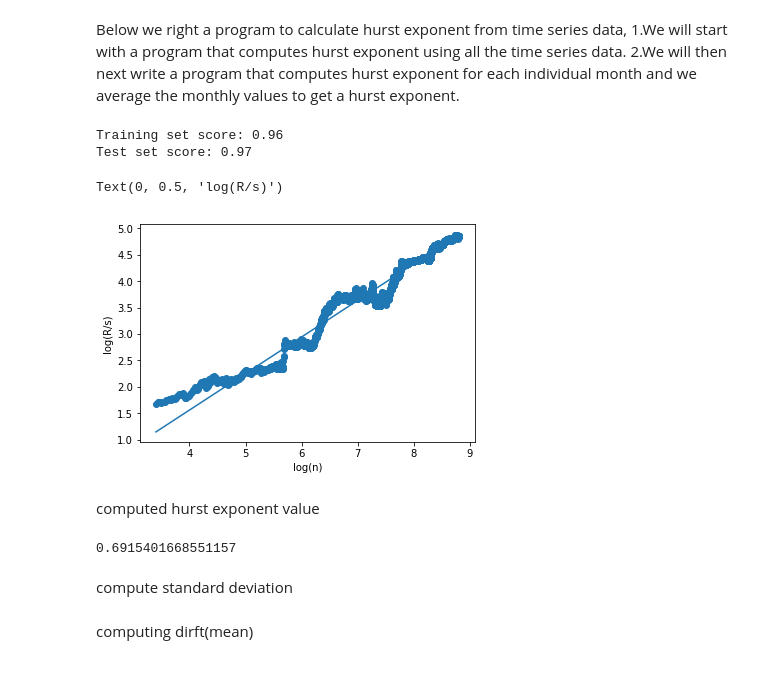
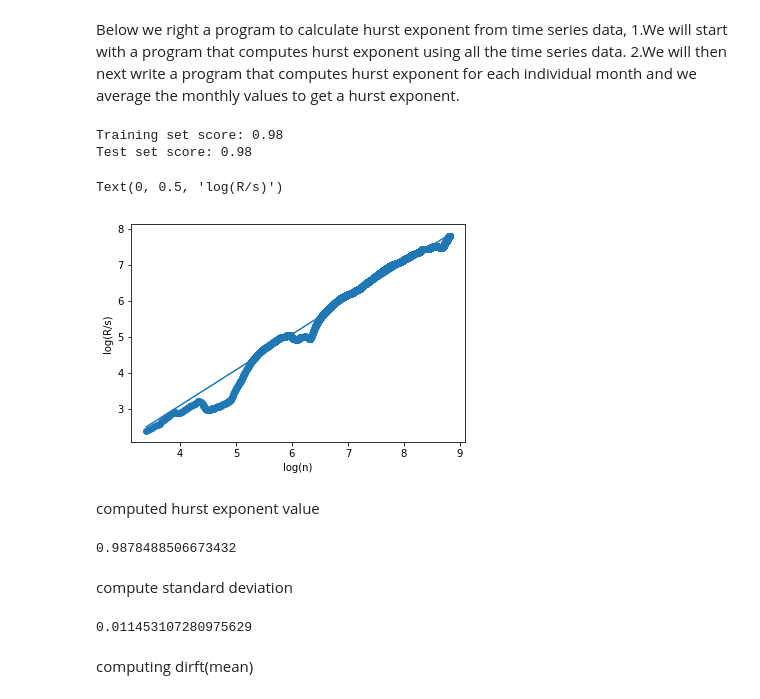
Before and after one commit to ObonyoRichard/Fractal-Blackscholes-model-calibration, a Jupyter notebook: Experiments/Modelling.ipynb, the cells around one changed output. Drawn from its saved outputs; the diff is of its cells as text; code cells hidden in the pictures.

```diff
--- a/Experiments/Modelling.ipynb
+++ b/Experiments/Modelling.ipynb
@@ -15,48 +15,51 @@ data=data_raw['Close']
 dt=1
 #def rescaled_analysis(data):
 N=len(data)
 n=30
 xval=np.linspace(n,N,(N-n+1))
 xval=xval.reshape(-1,1)
 logx=np.log(xval)
 yval=[0]*len(xval)
 for t in range(n,N+1):
-    tpx=rdata[0:t]
+    tpx=data[0:t]
     Y=tpx-np.mean(tpx)
     Z=np.cumsum(Y)
     R=max(Z)-min(Z)
     S=np.std(tpx)
     yval[t-n]=(R/S)
 logy=np.log(yval)
 logy=np.transpose(logy)
 X_train, X_test, y_train, y_test = train_test_split(logx,logy,random_state=0)
 lr = LinearRegression().fit(logx,logy)
 print("Training set score: {:.2f}".format(lr.score(X_train, y_train)))
 print("Test set score: {:.2f}".format(lr.score(X_test, y_test)))
 hurst_lr=lr.coef_[0]
 hurst_lr
 #return hurst
 #rescaled_analysis(data)
 plt.scatter(logx,logy)
 plt.plot(logx,logx*hurst_lr+lr.intercept_)
 plt.xlabel('log(n)')
 plt.ylabel('log(R/s)')
 # %% [output]
-Training set score: 0.96
-Test set score: 0.97
+Training set score: 0.98
+Test set score: 0.98
 Text(0, 0.5, 'log(R/s)')
-[figure, old version]
+[figure, new version]
 # %% [markdown]
 computed hurst exponent value
 # %%
 hurst_lr
 # %% [output]
-0.6915401668551157
+0.9878488506673432
 # %% [markdown]
 compute standard deviation
 # %%
 standard_dev=lambda rdata,dt,hurst:np.sqrt(np.var(rdata)/dt**(2*hurst))
 std_lr=standard_dev(rdata,dt,hurst_lr)
+std_lr
+# %% [output]
+0.011453107280975629
 # %% [markdown]
 computing dirft(mean)
 # %%
```
Also changed, not shown: parts of 19 cells of this notebook, 1 other file.
